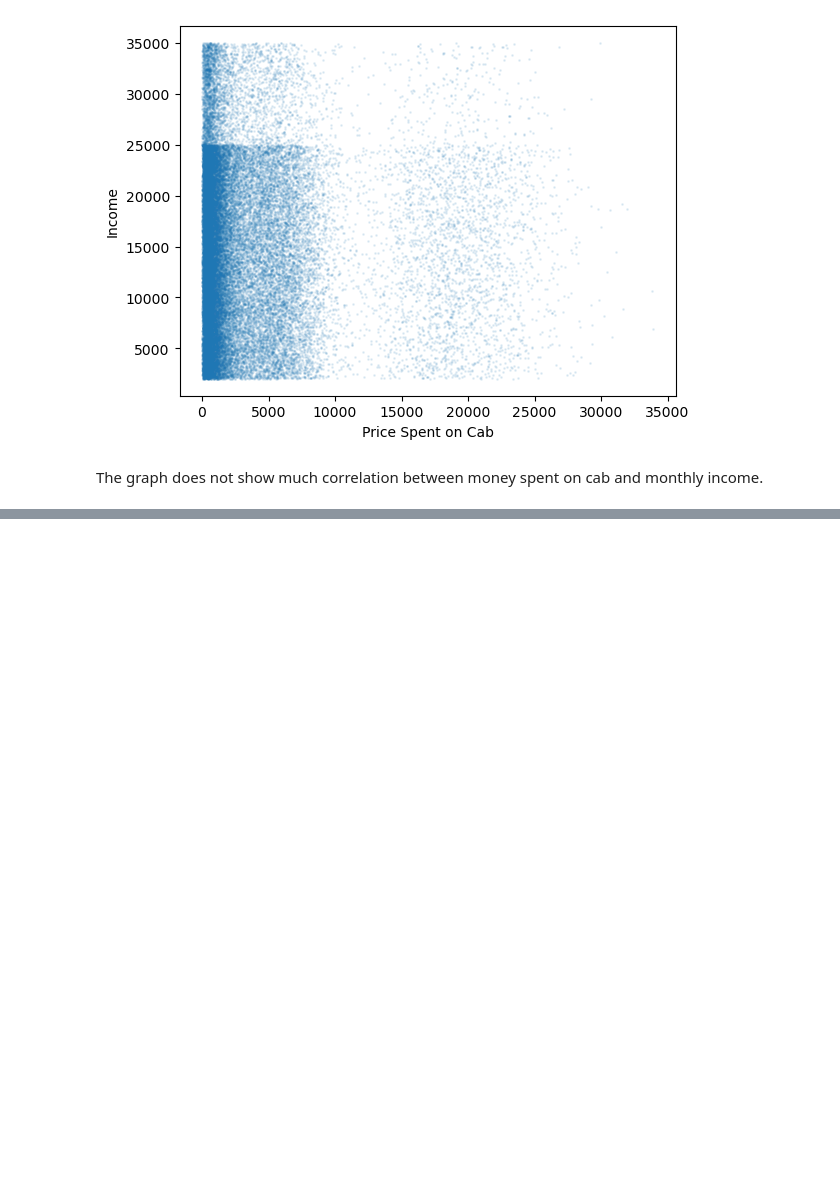
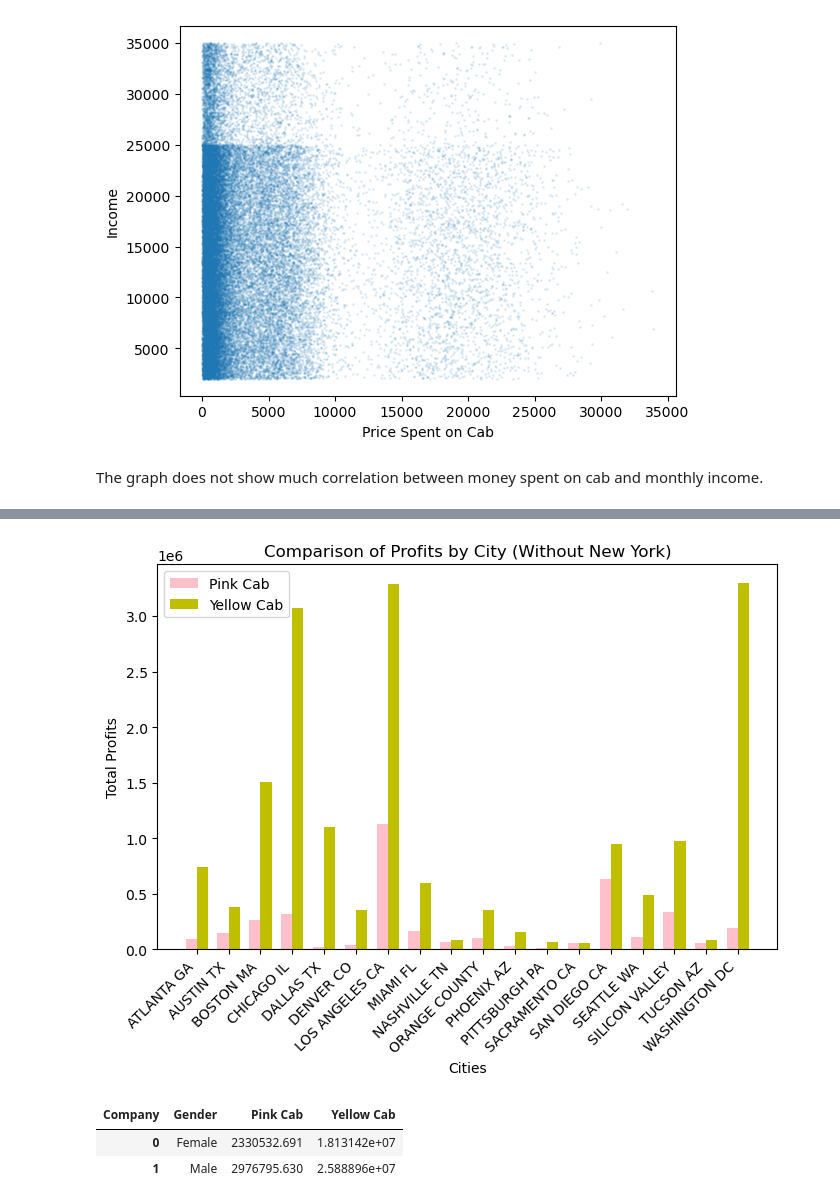
Before and after one commit to Amy0Shen/G2M-for-Cab, a Jupyter notebook: G2M insight for Cab Investment firm.ipynb, the cells around one changed output, grey strips where cells are left out. Cells and saved outputs as stored; diff of their text form; code cells hidden in the pictures; blank space fills up the shorter version.

```diff
--- a/G2M insight for Cab Investment firm.ipynb
+++ b/G2M insight for Cab Investment firm.ipynb
@@ -189,0 +279,31 @@ The graph does not show much correlation between money spent on cab and monthly
+# %%
+# Since New York is an outlier we will remove that and check again
+nony = profits[profits['City'] != 'NEW YORK NY']
+
+bar_width = 0.35
+index = np.arange(len(nony['City']))
+
+plt.figure(figsize=(8, 5))
+
+plt.bar(index - bar_width/2, nony['Pink Cab'], bar_width, color='pink', label='Pink Cab')
+
+plt.bar(index + bar_width/2, nony['Yellow Cab'], bar_width, color='y', label='Yellow Cab')
+
+plt.xlabel('Cities')
+plt.ylabel('Total Profits')
+plt.title('Comparison of Profits by City (Without New York)')
+plt.xticks(index, nony['City'], rotation=45, ha='right')
+
+plt.legend()
+
+plt.show()
+# %% [output]
+[figure, added]
+# %%
+profits = combined.groupby(['Company', 'Gender'])['Profit'].sum().reset_index()
+profits = profits.pivot(index='Gender', columns='Company', values='Profit').reset_index()
+profits.head()
+# %% [output]
+| Company | Gender | Pink Cab | Yellow Cab |
+| 0 | Female | 2330532.691 | 1.813142e+07 |
+| 1 | Male | 2976795.630 | 2.588896e+07 |
```
Also changed, not shown: parts of 17 cells of this notebook, 2 other files.
